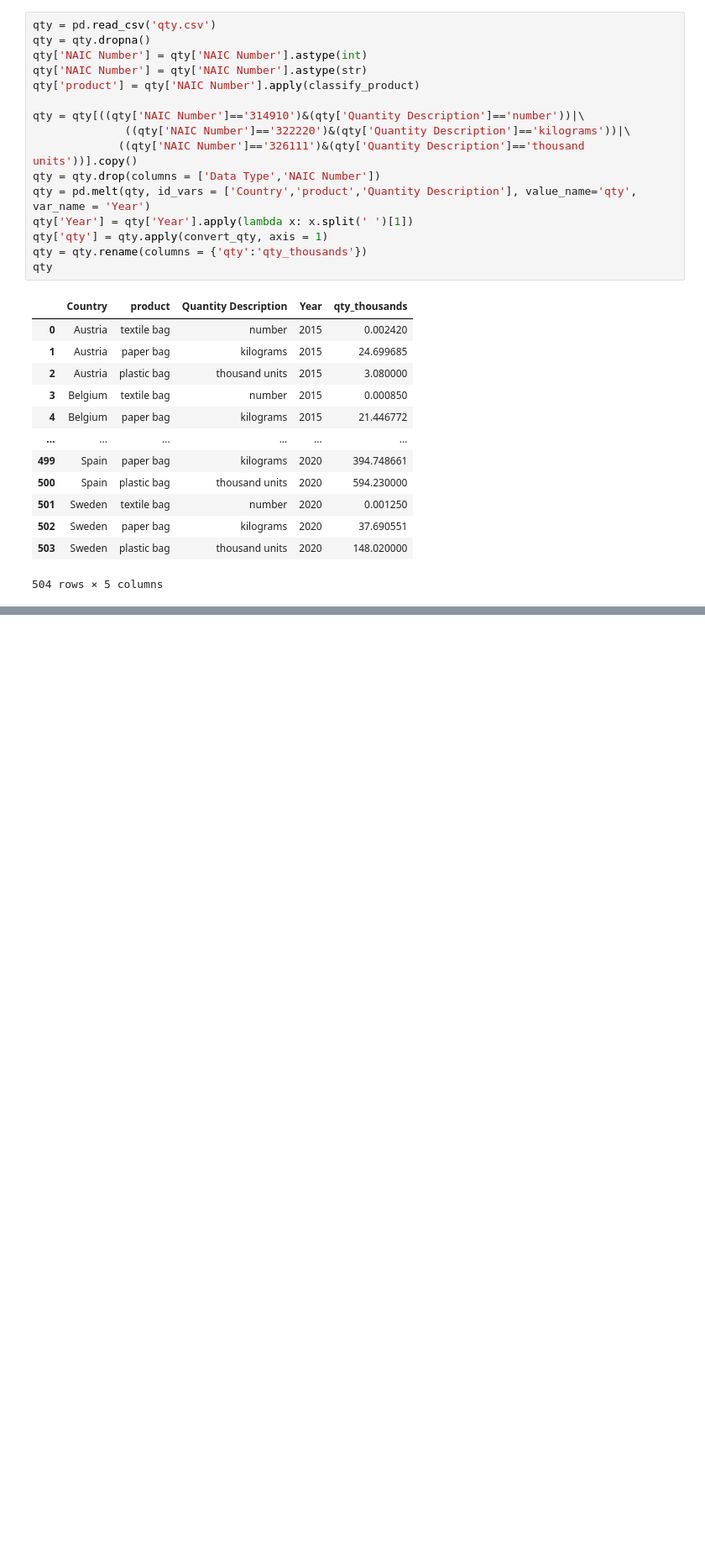
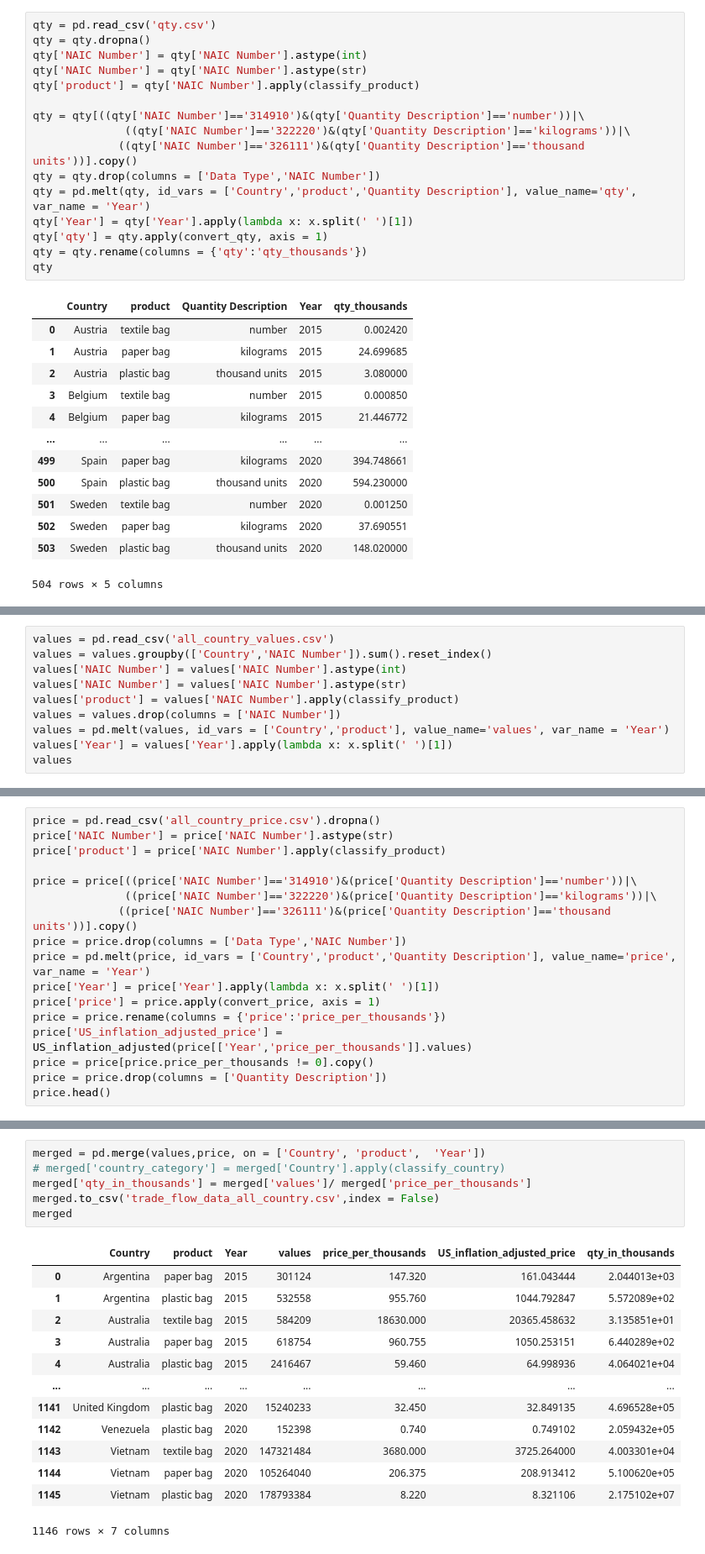
Before and after one commit to 22DataChallengeCItadel/Data-Open-Championship, a Jupyter notebook: Tradeflow_calculation.ipynb, the cells around one changed output, grey strips where cells are left out. Shown at 84% size. Saved outputs shown, nothing was run; the diff lists cells and outputs as text; blank space fills up the shorter version.

```diff
--- a/Tradeflow_calculation.ipynb
+++ b/Tradeflow_calculation.ipynb
@@ -124,0 +285,10 @@ Name: Quantity Description, dtype: object
+# %%
+values = pd.read_csv('all_country_values.csv')
+values = values.groupby(['Country','NAIC Number']).sum().reset_index()
+values['NAIC Number'] = values['NAIC Number'].astype(int)
+values['NAIC Number'] = values['NAIC Number'].astype(str)
+values['product'] = values['NAIC Number'].apply(classify_product)
+values = values.drop(columns = ['NAIC Number'])
+values = pd.melt(values, id_vars = ['Country','product'], value_name='values', var_name = 'Year')
+values['Year'] = values['Year'].apply(lambda x: x.split(' ')[1])
+values
@@ -124,0 +309,17 @@ Name: Quantity Description, dtype: object
+# %%
+price = pd.read_csv('all_country_price.csv').dropna()
+price['NAIC Number'] = price['NAIC Number'].astype(str)
+price['product'] = price['NAIC Number'].apply(classify_product)
+
+price = price[((price['NAIC Number']=='314910')&(price['Quantity Description']=='number'))|\
+              ((price['NAIC Number']=='322220')&(price['Quantity Description']=='kilograms'))|\
+             ((price['NAIC Number']=='326111')&(price['Quantity Description']=='thousand units'))].copy()
+price = price.drop(columns = ['Data Type','NAIC Number'])
+price = pd.melt(price, id_vars = ['Country','product','Quantity Description'], value_name='price', var_name = 'Year')
+price['Year'] = price['Year'].apply(lambda x: x.split(' ')[1])
+price['price'] = price.apply(convert_price, axis = 1)
+price = price.rename(columns = {'price':'price_per_thousands'})
+price['US_inflation_adjusted_price'] = US_inflation_adjusted(price[['Year','price_per_thousands']].values)
+price = price[price.price_per_thousands != 0].copy()
+price = price.drop(columns = ['Quantity Description'])
+price.head()
@@ -124,0 +333,20 @@ Name: Quantity Description, dtype: object
+# %%
+merged = pd.merge(values,price, on = ['Country', 'product',  'Year'])
+# merged['country_category'] = merged['Country'].apply(classify_country)
+merged['qty_in_thousands'] = merged['values']/ merged['price_per_thousands']
+merged.to_csv('trade_flow_data_all_country.csv',index = False)
+merged
+# %% [output]
+|  | Country | product | Year | values | price_per_thousands | US_inflation_adjusted_price | qty_in_thousands |
+| 0 | Argentina | paper bag | 2015 | 301124 | 147.320 | 161.043444 | 2.044013e+03 |
+| 1 | Argentina | plastic bag | 2015 | 532558 | 955.760 | 1044.792847 | 5.572089e+02 |
+| 2 | Australia | textile bag | 2015 | 584209 | 18630.000 | 20365.458632 | 3.135851e+01 |
+| 3 | Australia | paper bag | 2015 | 618754 | 960.755 | 1050.253151 | 6.440289e+02 |
+| 4 | Australia | plastic bag | 2015 | 2416467 | 59.460 | 64.998936 | 4.064021e+04 |
+| ... | ... | ... | ... | ... | ... | ... | ... |
+| 1141 | United Kingdom | plastic bag | 2020 | 15240233 | 32.450 | 32.849135 | 4.696528e+05 |
+| 1142 | Venezuela | plastic bag | 2020 | 152398 | 0.740 | 0.749102 | 2.059432e+05 |
+| 1143 | Vietnam | textile bag | 2020 | 147321484 | 3680.000 | 3725.264000 | 4.003301e+04 |
+| 1144 | Vietnam | paper bag | 2020 | 105264040 | 206.375 | 208.913412 | 5.100620e+05 |
+| 1145 | Vietnam | plastic bag | 2020 | 178793384 | 8.220 | 8.321106 | 2.175102e+07 |
+1146 rows × 7 columns
```
Also changed, not shown: parts of 14 cells of this notebook.
